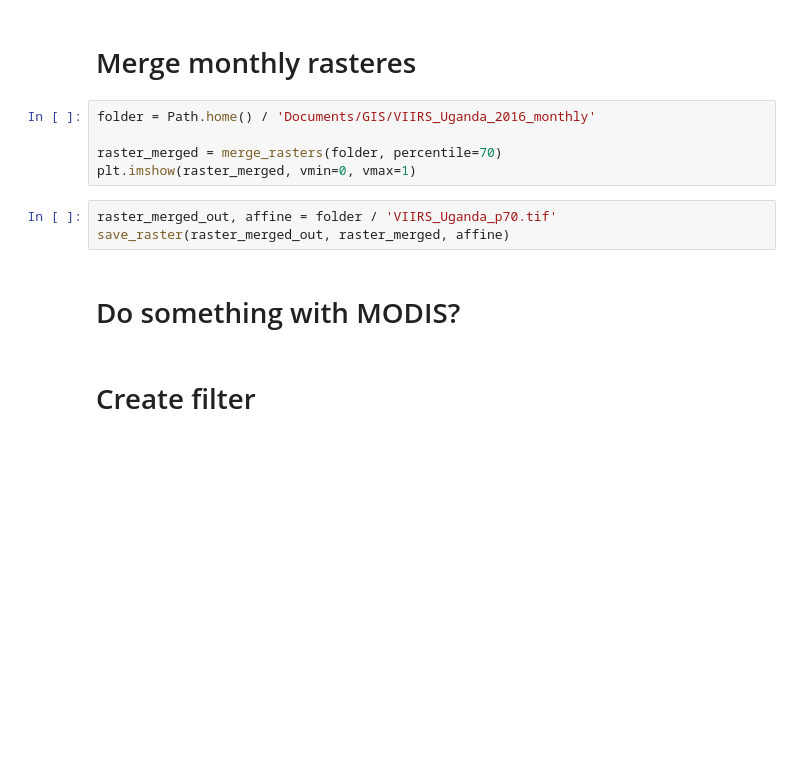
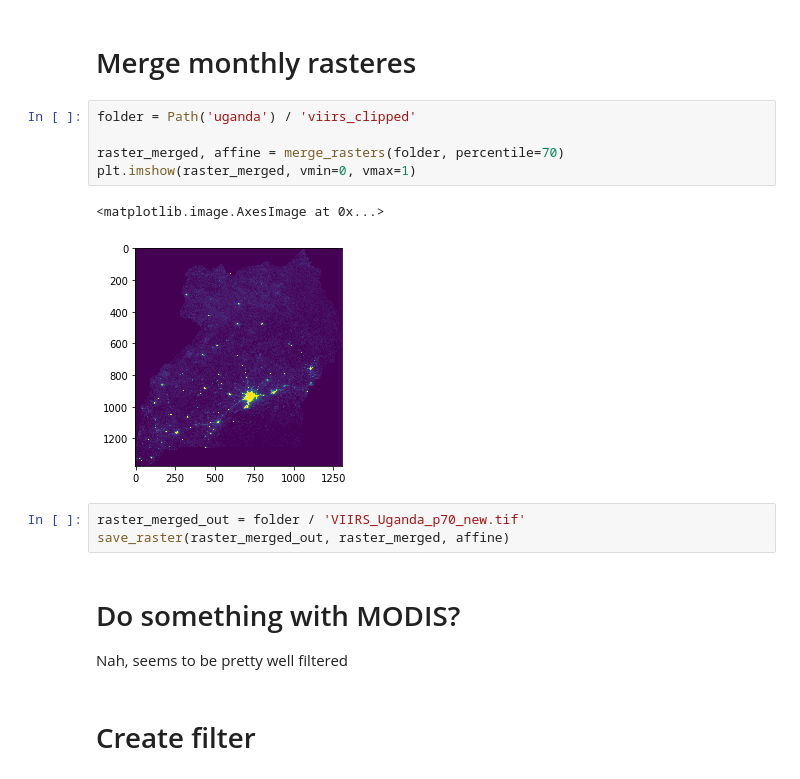
Before and after one commit to carderne/gridfinder, a Jupyter notebook: gridfinder.ipynb, the cells around one changed output. Saved outputs shown, nothing was run; the diff lists cells and outputs as text; blank space fills up the shorter version.

```diff
--- a/gridfinder.ipynb
+++ b/gridfinder.ipynb
@@ -21,15 +42,19 @@ from gridfinder.post import threshold, accuracy, guess2geom
 # %% [markdown]
 # Merge monthly rasteres
 # %%
-folder = Path.home() / 'Documents/GIS/VIIRS_Uganda_2016_monthly'
+folder = Path('uganda') / 'viirs_clipped'
 
-raster_merged = merge_rasters(folder, percentile=70)
+raster_merged, affine = merge_rasters(folder, percentile=70)
 plt.imshow(raster_merged, vmin=0, vmax=1)
+# %% [output]
+<matplotlib.image.AxesImage at 0x...>
+[figure, added]
 # %%
-raster_merged_out, affine = folder / 'VIIRS_Uganda_p70.tif'
+raster_merged_out = folder / 'VIIRS_Uganda_p70_new.tif'
 save_raster(raster_merged_out, raster_merged, affine)
 # %% [markdown]
 # Do something with MODIS?
+Nah, seems to be pretty well filtered
 # %% [markdown]
 # Create filter
 # %%
```
Also changed, not shown: parts of 3 cells of this notebook, 5 other files.
